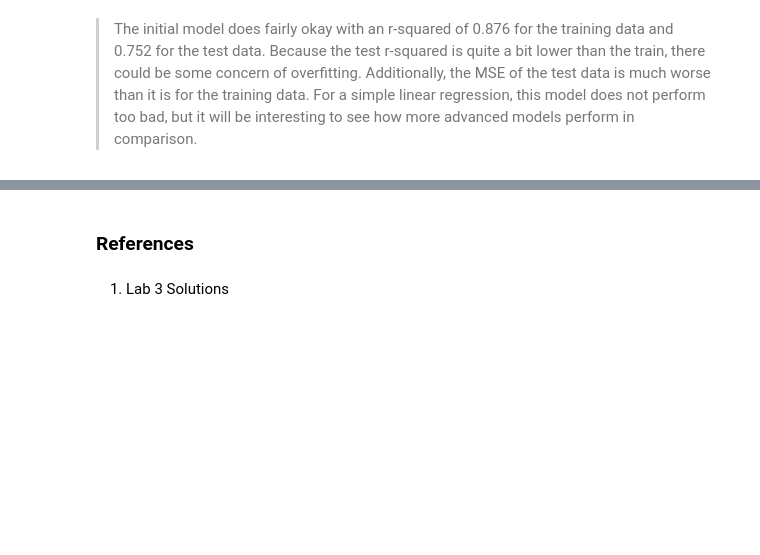
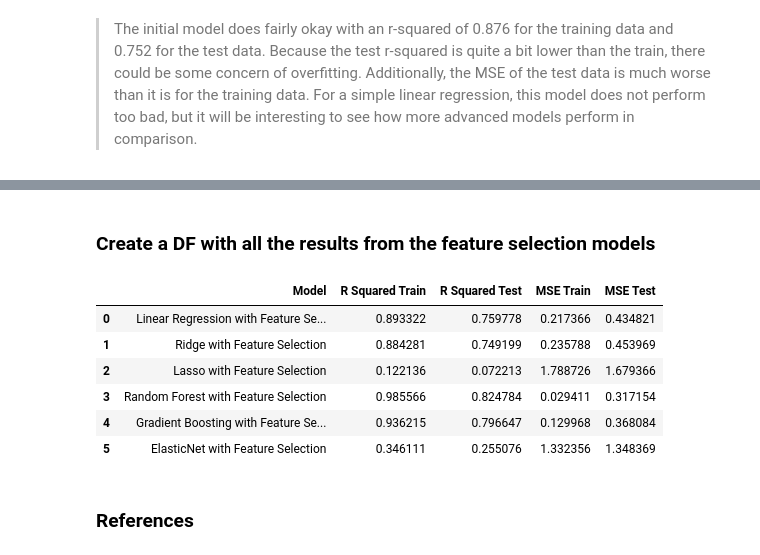
Before and after one commit to MLFP-90803-SP24-FinalProjects/Team13-ML-finalProject-Unveiling-the-Future-of-Women-in-STEM, a Jupyter notebook: Question2Gracie.ipynb, the cells around one changed output, grey strips where cells are left out. Cells and saved outputs as stored; diff of their text form; code cells hidden in the pictures; blank space fills up the shorter version.

```diff
--- a/Question2Gracie.ipynb
+++ b/Question2Gracie.ipynb
@@ -114,4 +371,66 @@ R-Squared (Test):  0.752
+# %% [markdown]
+### Create a DF with all the results from the feature selection models
+# %%
+# Create a dictionary to hold evauluation metrics from the models without feature selection
+data_selected = {
+
+    'Model': [
+        'Linear Regression with Feature Selection',
+        'Ridge with Feature Selection',
+        'Lasso with Feature Selection',
+        'Random Forest with Feature Selection',
+        'Gradient Boosting with Feature Selection',
+        'ElasticNet with Feature Selection'
+        ],
+
+
+    'R Squared Train': [
+        r_sq_train_lr_selected,
+        r_sq_train_ridge_selected,
+        r_sq_train_lasso_selected,
+        r_sq_train_rf_selected,
+        r_sq_train_gb_selected,
+        r_sq_train_en_selected
+        ],
+
+    'R Squared Test': [
+        r_sq_test_lr_selected,
+        r_sq_test_ridge_selected,
+        r_sq_test_lasso_selected,
+        r_sq_test_rf_selected,
+        r_sq_test_gb_selected,
+        r_sq_test_en_selected
+        ],
+
+    'MSE Train': [
+        mse_train_lr_selected,
+        mse_train_ridge_selected,
+        mse_train_lasso_selected,
+        mse_train_rf_selected,
+        mse_train_gb_selected,
+        mse_train_en_selected
+        ],
+
+    'MSE Test': [
+        mse_test_lr_selected,
+        mse_test_ridge_selected,
+        mse_test_lasso_selected,
+        mse_test_rf_selected,
+        mse_test_gb_selected,
+        mse_test_en_selected
+    ]
+    }
+
+# Create and display a dataframe
+results_df_selected = pd.DataFrame(data_selected)
+results_df_selected
+# %% [output]
+|  | Model | R Squared Train | R Squared Test | MSE Train | MSE Test |
+| 0 | Linear Regression with Feature Se... | 0.893322 | 0.759778 | 0.217366 | 0.434821 |
+| 1 | Ridge with Feature Selection | 0.884281 | 0.749199 | 0.235788 | 0.453969 |
+| 2 | Lasso with Feature Selection | 0.122136 | 0.072213 | 1.788726 | 1.679366 |
+| 3 | Random Forest with Feature Selection | 0.985566 | 0.824784 | 0.029411 | 0.317154 |
+| 4 | Gradient Boosting with Feature Se... | 0.936215 | 0.796647 | 0.129968 | 0.368084 |
+| 5 | ElasticNet with Feature Selection | 0.346111 | 0.255076 | 1.332356 | 1.348369 |
 # %% [markdown]
 ### References
-# %% [markdown]
-1. Lab 3 Solutions
```
Also changed, not shown: parts of 22 cells of this notebook.
